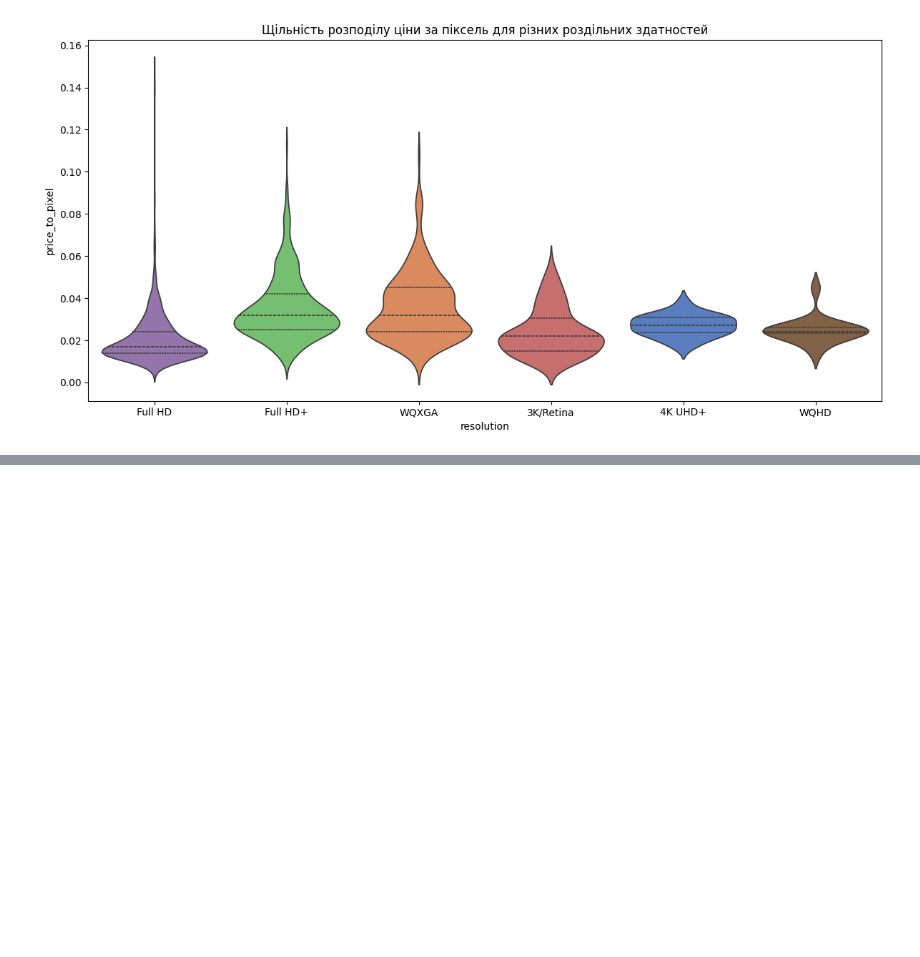
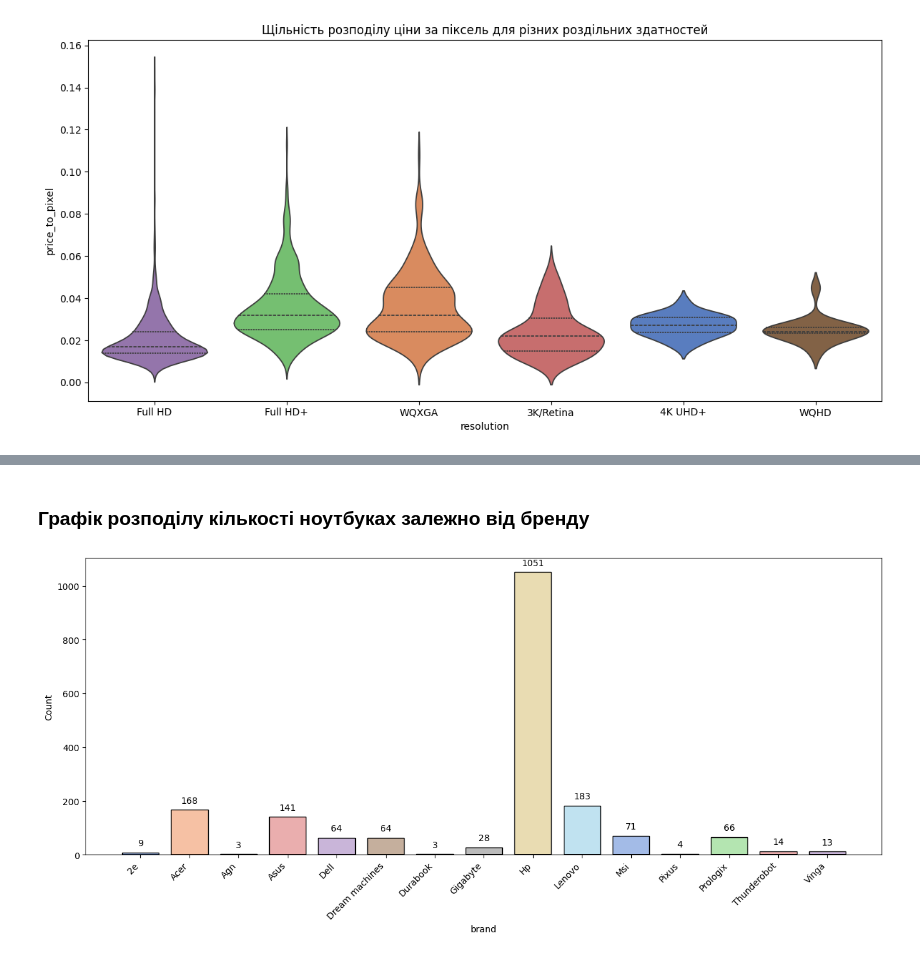
Before and after one commit to TopolyaNOT/laptop_analysis, a Jupyter notebook: test.ipynb, the cells around one changed output, grey strips where cells are left out. Drawn from its saved outputs; the diff is of its cells as text; code cells hidden in the pictures; blank space fills up the shorter version.

Commit message:
add brand  analisys

```diff
--- a/test.ipynb
+++ b/test.ipynb
@@ -605,0 +610,2 @@ plt.show()
+# %%
+df['brand'] = df['other'].apply(lambda x: get_spec(x, ['Бренд', 'Модельний ряд', 'Виробник'])).str.capitalize()
@@ -605,0 +634,8 @@ plt.show()
+# %%
+def clean_brand(string: str, brand_list: List[str] = manufacturers) -> str | None:
+    if isinstance(string, str):
+        return next((s.capitalize() for s in brand_list if s.upper() in string.upper()), '1')
+    return None
+# %%
+df.loc[df['shop'] == 'foxtrot', 'brand'] = df.loc[df['shop'] == 'foxtrot', 'laptop_name'].apply(clean_brand)
+df['brand'].value_counts()
@@ -605,0 +660,33 @@ plt.show()
+# %% [markdown]
+### Графік розподілу кількості ноутбуках залежно від бренду
+# %%
+unique_brand = sorted(df['brand'].unique())
+df['brand'] = pd.Categorical(df['brand'], categories=unique_brand, ordered=True)
+
+plt.figure(figsize=(16, 6))
+ax = sns.histplot(
+    data=df,
+    x='brand',
+    hue='brand',
+    palette='muted',
+    legend=False,
+    shrink=0.75
+)
+
+ax.set_xticks(range(len(unique_brand)))
+ax.set_xticklabels(unique_brand, rotation=45, ha='right')
+
+
+for container in ax.containers:
+    label = [int(h.get_height()) if h.get_height() > 0 else '' for h in container]
+    plt.bar_label(
+        cast(mcontainer.BarContainer, container),
+        labels=label,
+        padding=5,
+        fmt='%d',
+        label_type='edge',
+        fontsize=10
+    )
+plt.show()
+# %% [output]
+[figure, added]
```
Also changed, not shown: parts of 8 cells of this notebook.
